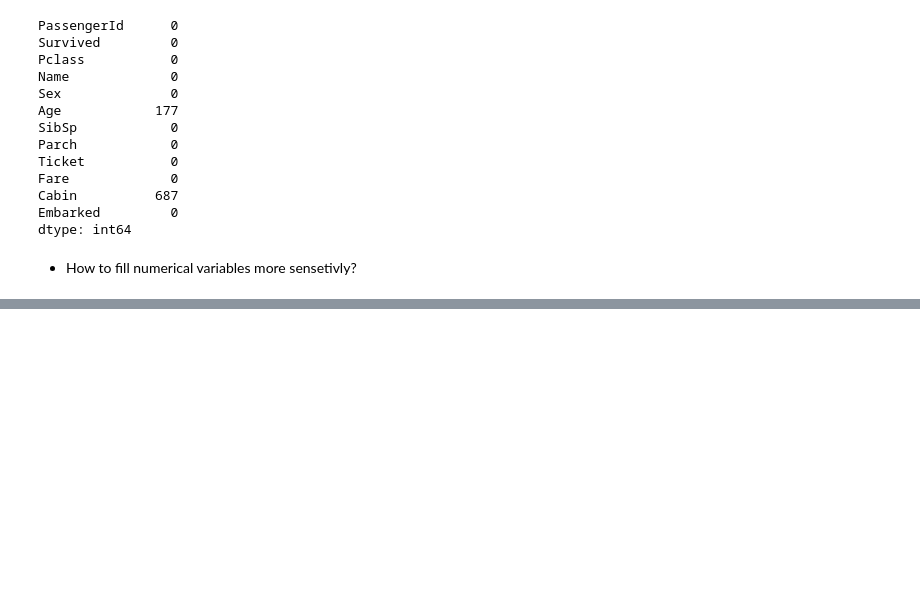
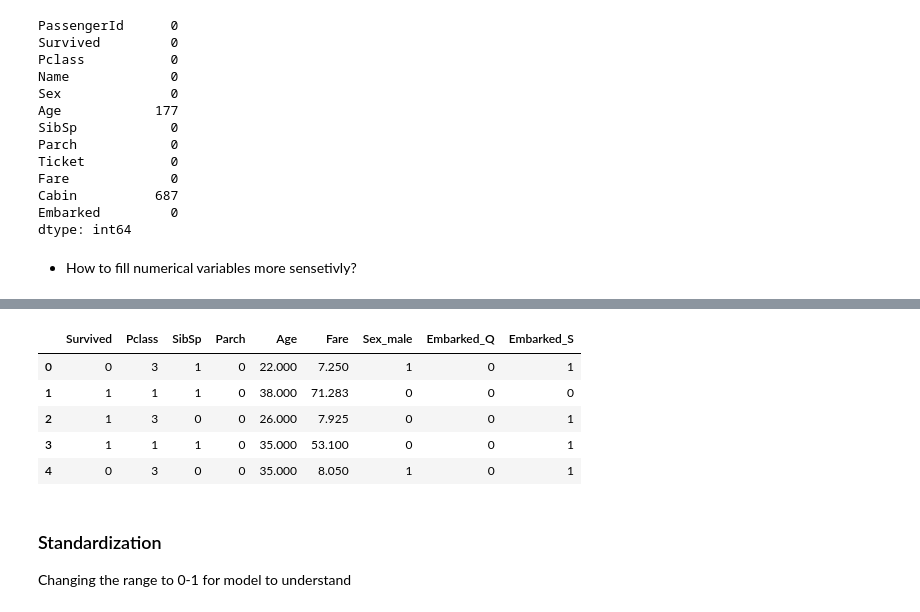
Before and after one commit to AslihanYoldas/feautre-engineering-course, a Jupyter notebook: missing_values.ipynb, the cells around one changed output, grey strips where cells are left out. Drawn from its saved outputs; the diff is of its cells as text; code cells hidden in the pictures; blank space fills up the shorter version.

```diff
--- a/missing_values.ipynb
+++ b/missing_values.ipynb
@@ -293,0 +360,6 @@ dtype: int64
+# %%
+# Load dataset
+df =load_dataset()
+# %%
+# Caterazing columns
+cat_cols, num_cols, cat_but_car = get_col_names(df)
@@ -293,0 +373,3 @@ dtype: int64
+# %%
+# Extracting Passenger id from num cols
+num_cols = [col for col in num_cols if col not in "PassengerId"]
@@ -293,0 +396,22 @@ dtype: int64
+# %%
+# One-hot-encoding
+# Numericly presenting the cat var
+# Leaving car var outside. They dont carry info
+
+df_label_encoder= pd.get_dummies(df[cat_cols + num_cols], drop_first=True, dtype=int)
+# %%
+# Transformed the data for model to understand
+# Survived, Pclass,	SibSp, Parch is numericly presented so get_dummies didnt change them
+# In later chapter we will also do encoding on numerically categoric variables
+
+df_label_encoder.head()
+# %% [output]
+|  | Survived | Pclass | SibSp | Parch | Age | Fare | Sex_male | Embarked_Q | Embarked_S |
+| 0 | 0 | 3 | 1 | 0 | 22.000 | 7.250 | 1 | 0 | 1 |
+| 1 | 1 | 1 | 1 | 0 | 38.000 | 71.283 | 0 | 0 | 0 |
+| 2 | 1 | 3 | 0 | 0 | 26.000 | 7.925 | 0 | 0 | 1 |
+| 3 | 1 | 1 | 1 | 0 | 35.000 | 53.100 | 0 | 0 | 1 |
+| 4 | 0 | 3 | 0 | 0 | 35.000 | 8.050 | 1 | 0 | 1 |
+# %% [markdown]
+### Standardization
+Changing the range to 0-1 for model to understand
```
Also changed, not shown: parts of 26 cells of this notebook.
